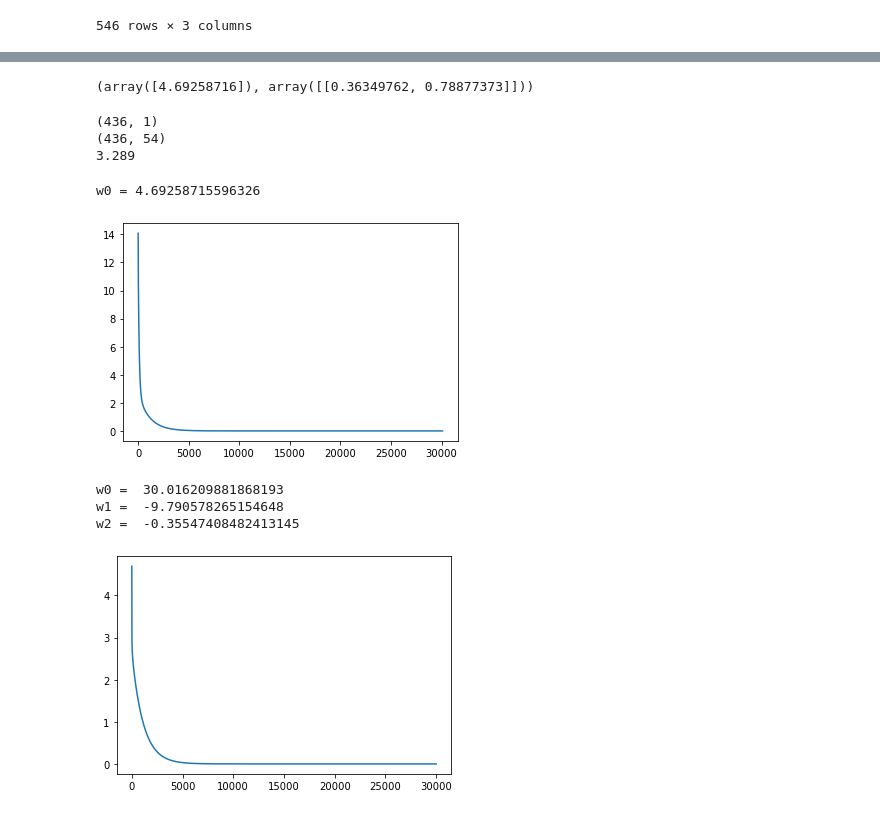
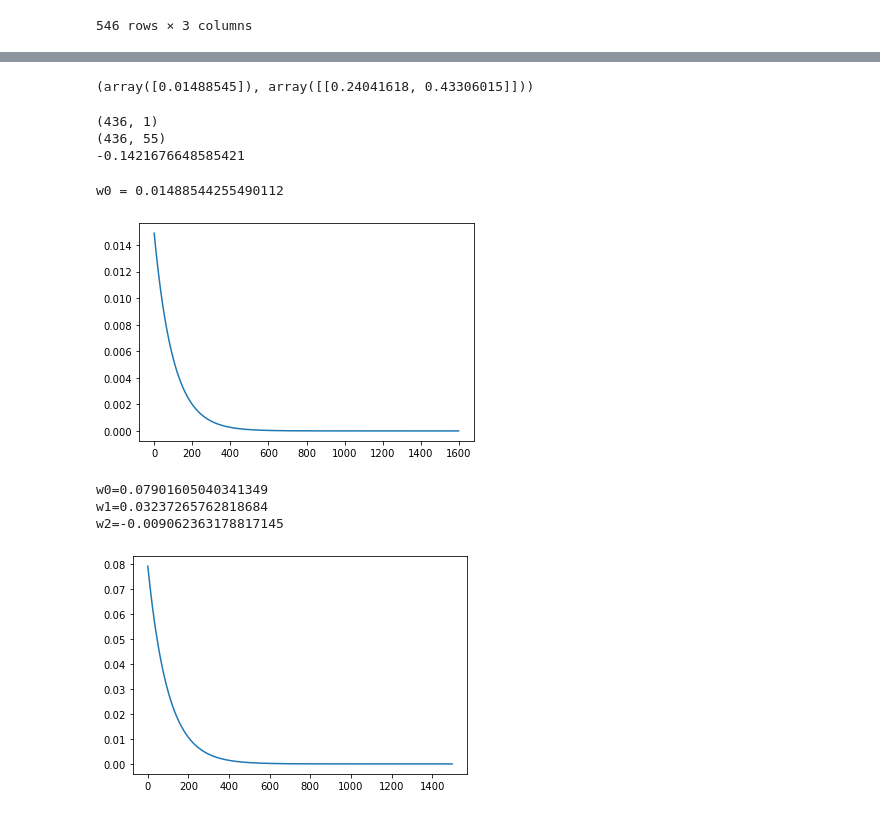
Before and after one commit to AmoghMoses/CS-F320-Assignment-1, a Jupyter notebook: Assignment1B.ipynb, the cells around one changed output, grey strips where cells are left out. Saved outputs shown, nothing was run; the diff lists cells and outputs as text; code cells hidden in the pictures.

```diff
--- a/Assignment1B.ipynb
+++ b/Assignment1B.ipynb
@@ -36,0 +30,8 @@ dtype: int64
+# %%
+meanX1 = df['MLOGP'].mean()
+meanX2 = df['RDCHI'].mean()
+meanY = df['quantitative response of LC50'].mean()
+stdX1 = df['MLOGP'].std()
+stdX2 = df['RDCHI'].std()
+stdY = df['quantitative response of LC50'].std()
+print(meanX1, meanX2, meanY, stdX1, stdX2, stdY)
@@ -36,0 +40,5 @@ dtype: int64
+# %%
+df['MLOGP'] = (df['MLOGP'] - meanX1)/stdX1
+df['RDCHI'] = (df['RDCHI'] - meanX2)/stdX2
+df['quantitative response of LC50'] = (df['quantitative response of LC50'] - meanY)/stdY
+df
@@ -118,7 +147,7 @@ lin_reg = LinearRegression()
 lin_reg.fit(X_transform, targetF)
 lin_reg.intercept_, lin_reg.coef_
 # %% [output]
-(array([4.69258716]), array([[0.36349762, 0.78877373]]))
+(array([0.01488545]), array([[0.24041618, 0.43306015]]))
 # %%
 # Value order to be followed: x1,x2, x1^2,x1x2,x2^2, x1^3,x1^2x2,x1x2^2,x2^3.... meant for all degrees of gradient descent
 valX = dataF[dataF.columns[:]].to_numpy()
@@ -235,17 +264,20 @@ valX = np.append(valX, np.column_stack([valX1]), axis = 1)
 valX1 = valX[:,1]**9 #-------------------------------------------------------------------------------------------------x2^9
 valX = np.append(valX, np.column_stack([valX1]), axis = 1)
 
+valX = np.append(np.ones((436,1)), valX, axis=1)
+
 valY = targetF[targetF.columns[:]].to_numpy()
 print(np.shape(valY))
 print(np.shape(valX))
 # valX is the nd array of target values and their exponents, valY is the respective Yn for every x1n and x2n
+
 print(valX[0,1])
 # %% [output]
 (436, 1)
-(436, 54)
-3.289
+(436, 55)
+-0.1421676648585421
 # %%
-iters = 30000
+iters = 1500
 learningRate = 0.01 #yeta or n
 costArr= np.zeros(iters+100)
 counterArr = np.zeros(iters+100)
@@ -270,45 +302,46 @@ fig,ax = plt.subplots()
 ax.plot(costArr[1:])
 plt.show() # from the graph below we can stop at 500 iterations itself, but we check for 10**(-20) difference anyway
 # %% [output]
-w0 = 4.69258715596326
+w0 = 0.01488544255490112
-[figure, old version]
+[figure, new version]
 # %%
 # Degree 1 here
 degree = 1
-w = np.zeros((int((degree+1)*(degree+2)/2), 1)) # similar template for others
-w1 = np.zeros((int((degree+1)*(degree+2)/2), 1))
+wSize = int((degree+1)*(degree+2)/2)
+w = np.zeros(wSize) # similar template for others
+w1 = np.zeros(wSize)
 #print(w, '\n', w1)
 
 counter = 0
 costArr= np.zeros(iters+100)
 counterArr = np.zeros(iters+100)
 for i in range(iters):
-    w2 = np.zeros((int((degree+1)*(degree+2)/2), 1))
+    w2 = np.zeros(wSize)
     for j in range(np.shape(valX)[0]):
-        w2[0,0] += valY[j,0] - (w[0,0] + w[1,0]*valX[j,0] + w[2,0]*valX[j,1])
-        w2[1,0] += (valY[j,0] - ((w[0,0] + w[1,0]*valX[j,0] + w[2,0]*valX[j,1])*valX[j,0]))
-        w2[2,0] += (valY[j,0] - ((w[0,0] + w[1,0]*valX[j,0] + w[2,0]*valX[j,1])*valX[j,1]))
-    w2 = w2/np.shape(valX)[0]
+        w2 += ((valY[:wSize,0]-(w*valX[j,:wSize]))*valX[j,:wSize])
+
+    w2 = w2/np.shape(valX)[0] #N
 
     w1 = w + learningRate*w2
-    if w1[0,0] - w[0,0] <= 10**(-20):
+    if w1[0] - w[0] <= 10**(-20):
         w=w1
         break
     w=w1
     counter+=1
-    costArr[counter] = w2[0,0]
+    costArr[counter] = w2[0]
     counterArr[counter] = counter
-print("w0 = ", w[0,0])
-print("w1 = ", w[1,0])
-print("w2 = ", w[2,0])
-#print(w2[0,0])
+
+
+
+for i in range(np.shape(w)[0]):
+    print("w", i, "=", w[i], sep = '')
 
 np.shape(valX)[0]
 fig,ax = plt.subplots()
 ax.plot(costArr[1:iters])
 plt.show() # the number of iterations are maxed out in the end,
 # %% [output]
-w0 =  30.016209881868193
-w1 =  -9.790578265154648
-w2 =  -0.35547408482413145
+w0=0.07901605040341349
+w1=0.03237265762818684
+w2=-0.009062363178817145
-[figure, old version]
+[figure, new version]
```
Also changed, not shown: parts of 18 cells of this notebook.
